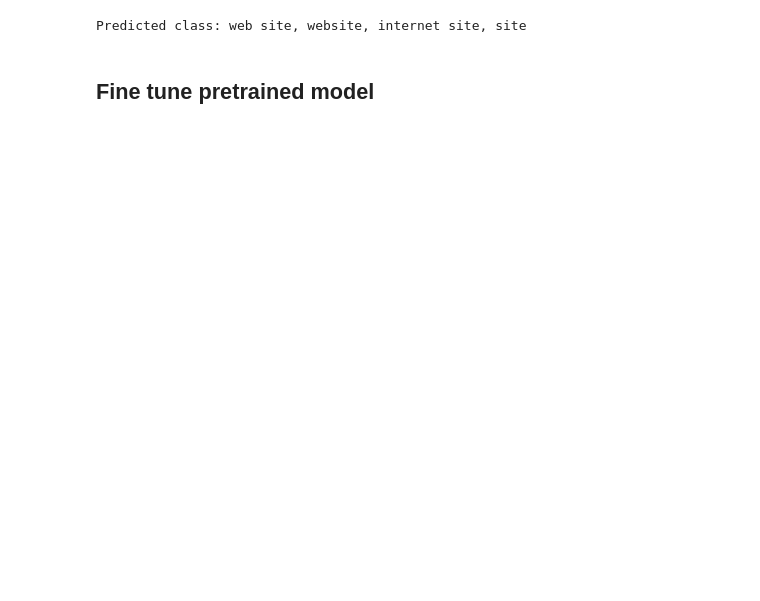
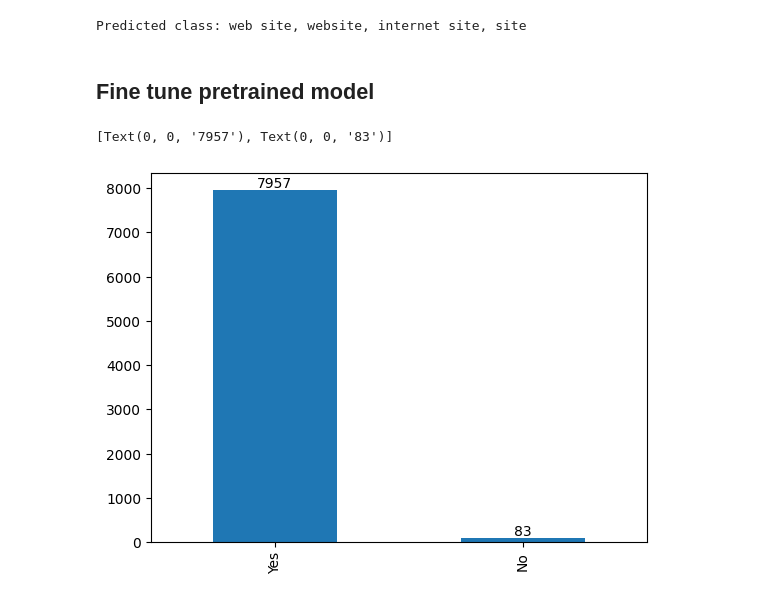
Before and after one commit to Ibhegde/MSOAInternGang, a Jupyter notebook: experiments/fine_tune_vit.ipynb, the cells around one changed output. Saved outputs shown, nothing was run; the diff lists cells and outputs as text; code cells hidden in the pictures; blank space fills up the shorter version.

```diff
--- a/experiments/fine_tune_vit.ipynb
+++ b/experiments/fine_tune_vit.ipynb
@@ -36,3 +38,16 @@ import matplotlib.pyplot as plt
 import numpy as np
 import os
 import tensorflow as tf
+# %%
+from src.analysis import aggergate_data
+import pandas as pd
+
+
+stat_df = aggergate_data("data/TRAIN_images_metadata.csv")
+# %%
+import matplotlib.pyplot as plt
+ax = stat_df["POA_attribution"].value_counts().plot(kind='bar')
+ax.bar_label(ax.containers[0])
+# %% [output]
+[Text(0, 0, '7957'), Text(0, 0, '83')]
+[figure, added]
```
Also changed, not shown: parts of 4 cells of this notebook, 5 other files.
